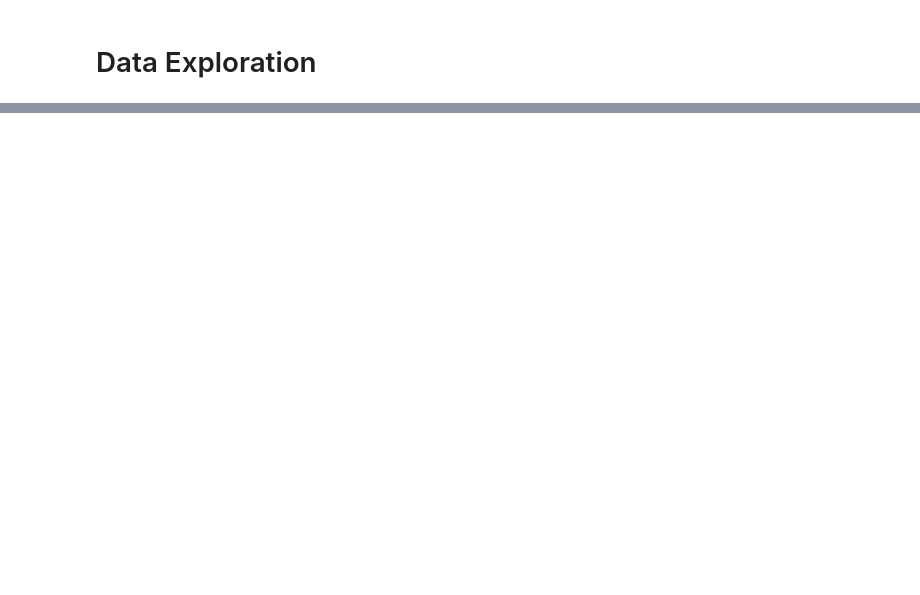
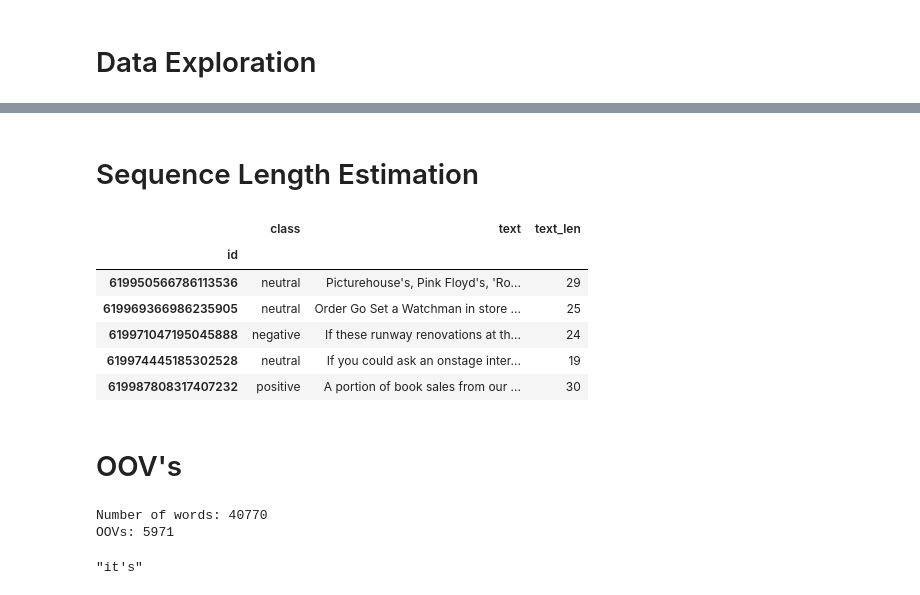
Before and after one commit to chrisakroyd/twitter-sentiment-analysis, a Jupyter notebook: notebooks/exploration.ipynb, the cells around one changed output, grey strips where cells are left out. Saved outputs shown, nothing was run; the diff lists cells and outputs as text; code cells hidden in the pictures; blank space fills up the shorter version.

```diff
--- a/notebooks/exploration.ipynb
+++ b/notebooks/exploration.ipynb
@@ -271,0 +331,27 @@ Processed New: the mariah carey and justin bieber collaboration why you mad is h
+# %% [markdown]
+# Sequence Length Estimation
+# %%
+def process(df):
+    df_copy = df.copy()
+
+    for index, tweet in tqdm(df_copy.iterrows()):
+        try:
+            start_time = time.time()
+            tweet['text'] = preprocessor.preprocess(tweet['text'])
+            if (time.time() - start_time) > 5.0:
+                print(tweet['id'])
+
+        except:
+            pass
+    return df_copy
+# %%
+sem_eval['text_len'] = process(sem_eval)['text'].apply(lambda x: len(x.split()))
+sem_eval.head()
+# %% [output]
+|  | class | text | text_len |
+| id |  |  |  |
+| 619950566786113536 | neutral | Picturehouse's, Pink Floyd's, 'Ro... | 29 |
+| 619969366986235905 | neutral | Order Go Set a Watchman in store ... | 25 |
+| 619971047195045888 | negative | If these runway renovations at th... | 24 |
+| 619974445185302528 | neutral | If you could ask an onstage inter... | 19 |
+| 619987808317407232 | positive | A portion of book sales from our ... | 30 |
@@ -271,0 +365,2 @@ Processed New: the mariah carey and justin bieber collaboration why you mad is h
+# %% [markdown]
+# OOV's
@@ -271,0 +412,10 @@ Processed New: the mariah carey and justin bieber collaboration why you mad is h
+# %%
+print('Number of words: {}'.format(len(tokenizer.word_index)))
+print('OOVs: {}'.format(len(oovs)))
+# %% [output]
+Number of words: 40770
+OOVs: 5971
+# %%
+re.sub(r"(')(([A-zA-Z]){3,})", r' \1 \2 ', "it's")
+# %% [output]
+"it's"
```
Also changed, not shown: parts of 27 cells of this notebook, 10 other files.
